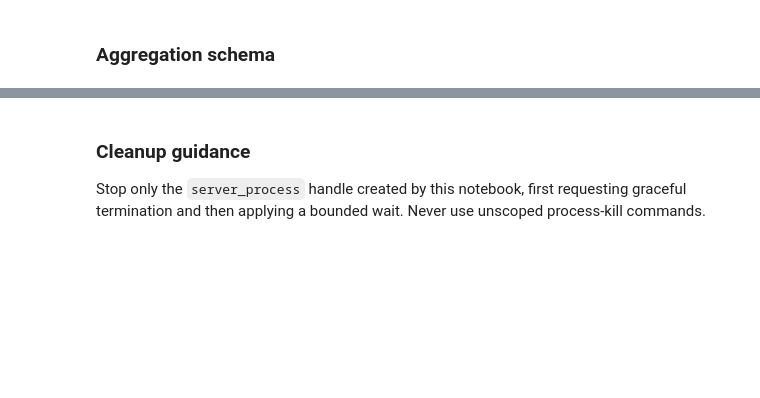
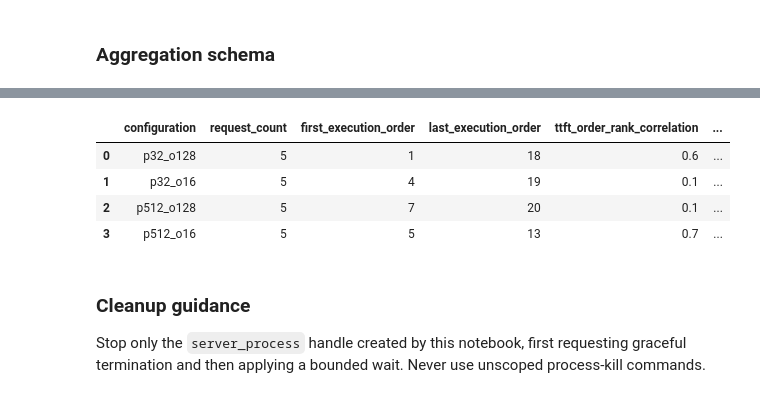
Before and after one commit to coert/dgx-spark-lab, a Jupyter notebook: experiments/01-distributed-inference/01-single-node-inference.ipynb, the cells around one changed output, grey strips where cells are left out. Saved outputs shown, nothing was run; the diff lists cells and outputs as text; code cells hidden in the pictures; blank space fills up the shorter version.

```diff
--- a/experiments/01-distributed-inference/01-single-node-inference.ipynb
+++ b/experiments/01-distributed-inference/01-single-node-inference.ipynb
@@ -2294,3 +2500,45 @@ aggregates
+# %%
+def rank_correlation(
+    left: pd.Series,
+    right: pd.Series,
+) -> float:
+    return left.rank().corr(right.rank())
+
+
+execution_order_diagnostics = pd.DataFrame(
+    [
+        {
+            "configuration": configuration,
+            "request_count": len(group),
+            "first_execution_order": int(group["execution_order"].min()),
+            "last_execution_order": int(group["execution_order"].max()),
+            "ttft_order_rank_correlation": (
+                rank_correlation(
+                    group["execution_order"],
+                    group["ttft_s"],
+                )
+            ),
+            "latency_order_rank_correlation": (
+                rank_correlation(
+                    group["execution_order"],
+                    group["latency_s"],
+                )
+            ),
+        }
+        for configuration, group in raw_results.groupby(
+            "configuration",
+            sort=True,
+        )
+    ]
+)
+
+execution_order_diagnostics
+# %% [output]
+|  | configuration | request_count | first_execution_order | last_execution_order | ttft_order_rank_correlation | ... |
+| 0 | p32_o128 | 5 | 1 | 18 | 0.6 | ... |
+| 1 | p32_o16 | 5 | 4 | 19 | 0.1 | ... |
+| 2 | p512_o128 | 5 | 7 | 20 | 0.1 | ... |
+| 3 | p512_o16 | 5 | 5 | 13 | 0.7 | ... |
 # %% [markdown]
 ### Cleanup guidance
 
```
Also changed, not shown: parts of 4 cells of this notebook.
